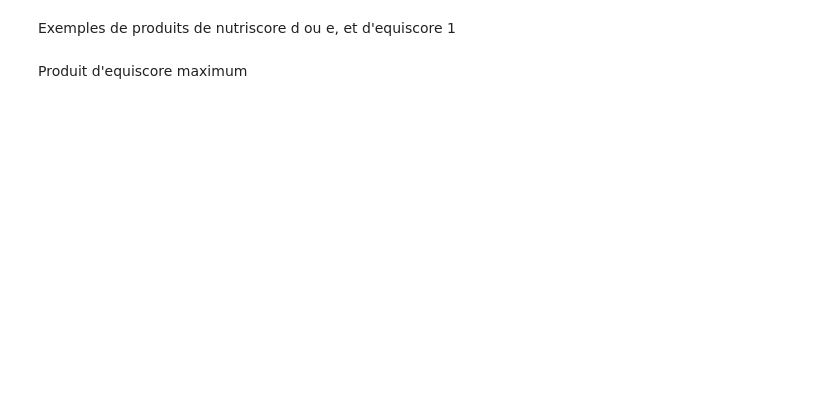
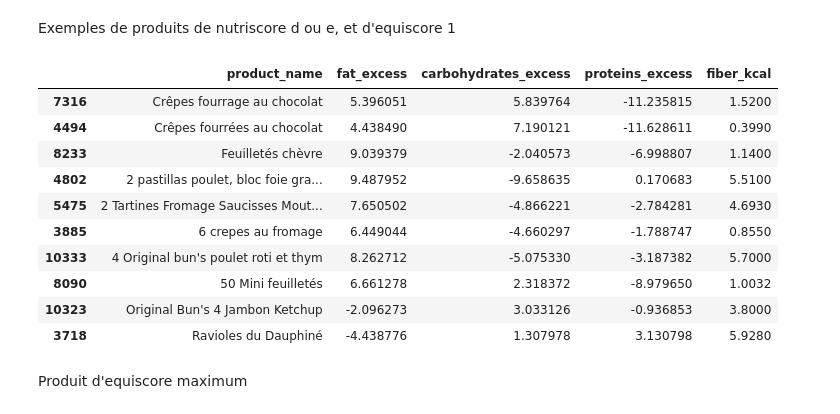
Before and after one commit to OlivierLegrand/P7, a Jupyter notebook: P3/PSanté_notebookexploration.ipynb, the cells around one changed output. Cells and saved outputs as stored; diff of their text form; code cells hidden in the pictures; blank space fills up the shorter version.

```diff
--- a/P3/PSanté_notebookexploration.ipynb
+++ b/P3/PSanté_notebookexploration.ipynb
@@ -781,7 +791,19 @@ AttributeError: 'DataFrame' object has no attribute 'score_group'
 # %% [markdown]
 Exemples de produits de nutriscore d ou e, et d'equiscore 1
 # %%
-X.loc[(X.score_group==1) & ((X.nutriscore_grade=="d") | (X.nutriscore_grade=="e")), ["product_name","fat_excess", "carbohydrates_excess", "proteins_excess", "fiber_kcal"]].sample(10)
+X.loc[(X.equiscore==1) & ((X.nutriscore_grade=="d") | (X.nutriscore_grade=="e")), ["product_name","fat_excess", "carbohydrates_excess", "proteins_excess", "fiber_kcal"]].sample(10)
+# %% [output]
+|  | product_name | fat_excess | carbohydrates_excess | proteins_excess | fiber_kcal |
+| 7316 | Crêpes fourrage au chocolat | 5.396051 | 5.839764 | -11.235815 | 1.5200 |
+| 4494 | Crêpes fourrées au chocolat | 4.438490 | 7.190121 | -11.628611 | 0.3990 |
+| 8233 | Feuilletés chèvre | 9.039379 | -2.040573 | -6.998807 | 1.1400 |
+| 4802 | 2 pastillas poulet, bloc foie gra... | 9.487952 | -9.658635 | 0.170683 | 5.5100 |
+| 5475 | 2 Tartines Fromage Saucisses Mout... | 7.650502 | -4.866221 | -2.784281 | 4.6930 |
+| 3885 | 6 crepes au fromage | 6.449044 | -4.660297 | -1.788747 | 0.8550 |
+| 10333 | 4 Original bun's poulet roti et thym | 8.262712 | -5.075330 | -3.187382 | 5.7000 |
+| 8090 | 50 Mini feuilletés | 6.661278 | 2.318372 | -8.979650 | 1.0032 |
+| 10323 | Original Bun's 4 Jambon Ketchup | -2.096273 | 3.033126 | -0.936853 | 3.8000 |
+| 3718 | Ravioles du Dauphiné | -4.438776 | 1.307978 | 3.130798 | 5.9280 |
 # %% [markdown]
 Produit d'equiscore maximum
 # %%
```
Also changed, not shown: parts of 13 cells of this notebook.
